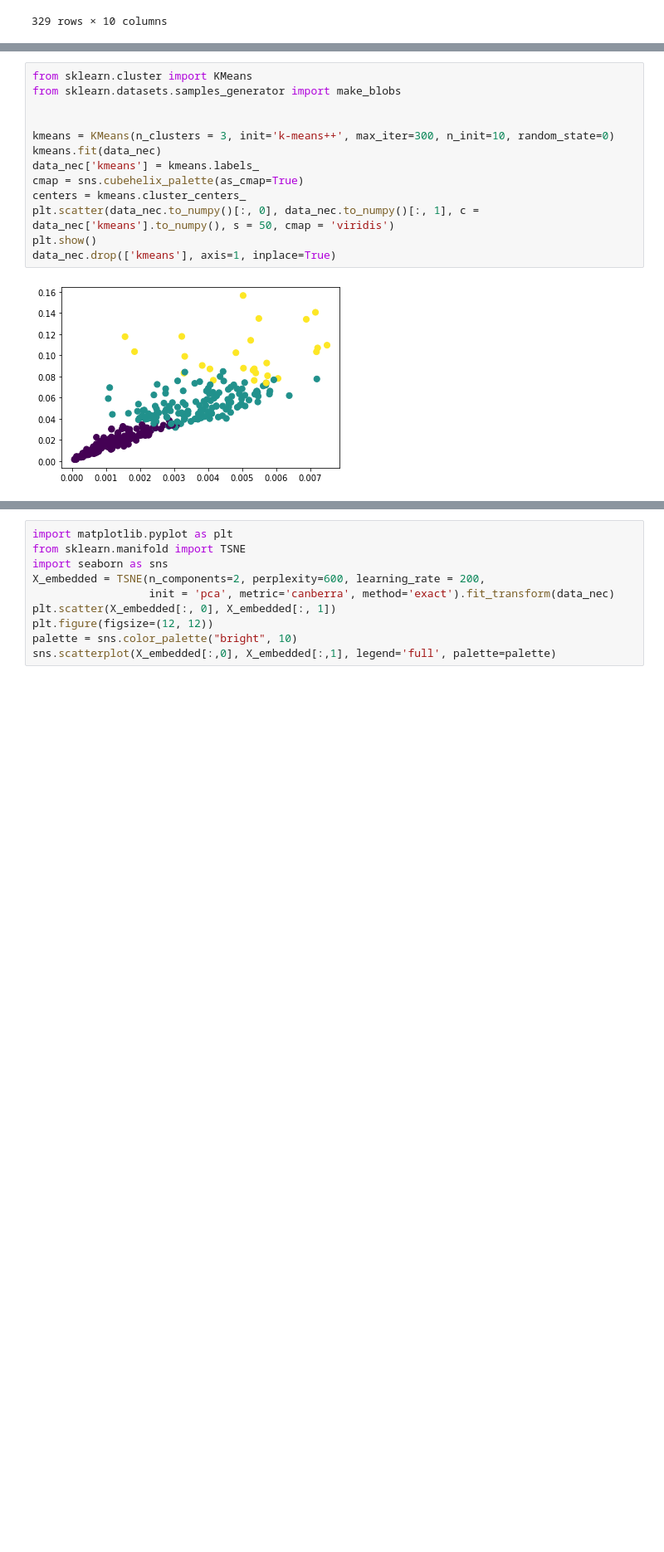
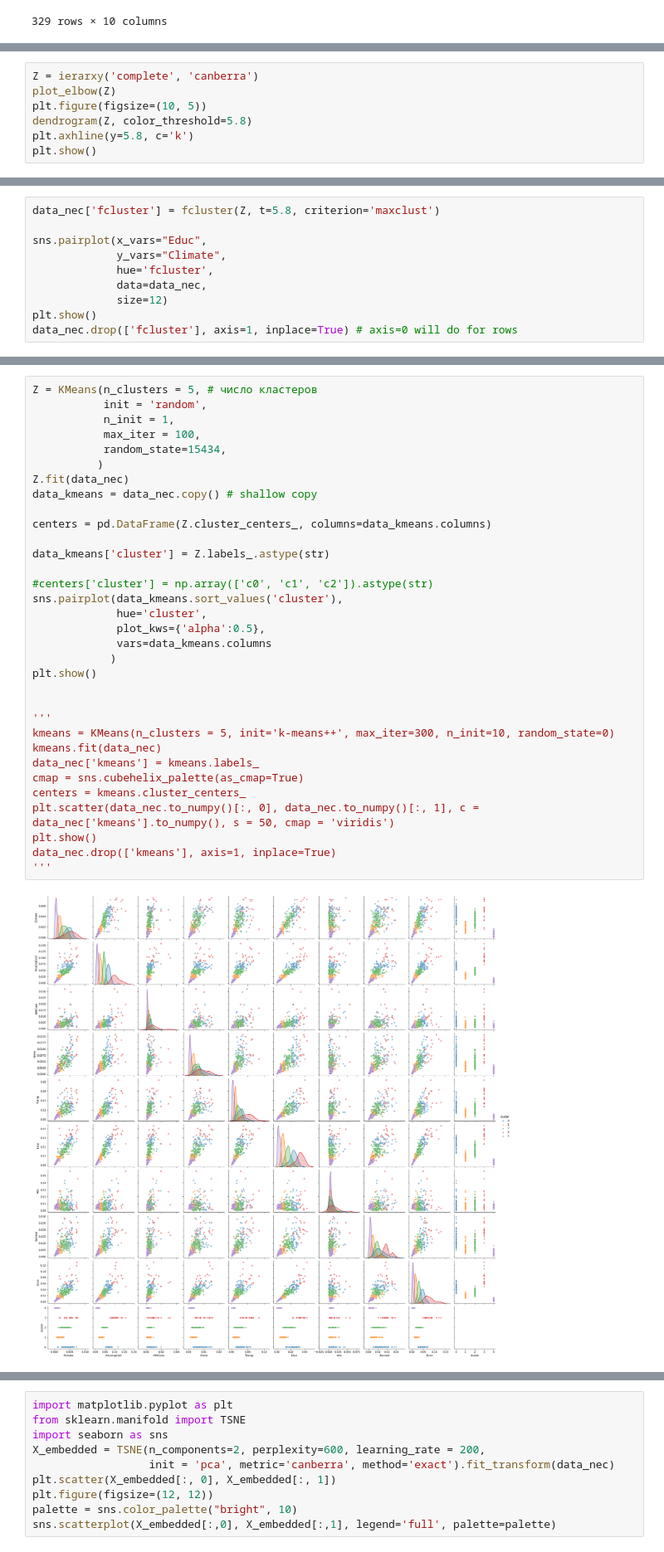
Before and after one commit to dariaAlium/iad, a Jupyter notebook: Lab_2_Clustering.ipynb, the cells around one changed output, grey strips where cells are left out. Shown at 83% size. Saved outputs shown, nothing was run; the diff lists cells and outputs as text; blank space fills up the shorter version.

```diff
--- a/Lab_2_Clustering.ipynb
+++ b/Lab_2_Clustering.ipynb
@@ -192,0 +256,7 @@ ValueError: ignored
+# %%
+Z = ierarxy('complete', 'canberra')
+plot_elbow(Z)
+plt.figure(figsize=(10, 5))
+dendrogram(Z, color_threshold=5.8)
+plt.axhline(y=5.8, c='k')
+plt.show()
@@ -192,0 +267,10 @@ ValueError: ignored
+# %%
+data_nec['fcluster'] = fcluster(Z, t=5.8, criterion='maxclust')
+
+sns.pairplot(x_vars="Educ",
+             y_vars="Climate",
+             hue='fcluster',
+             data=data_nec,
+             size=12)
+plt.show()
+data_nec.drop(['fcluster'], axis=1, inplace=True) # axis=0 will do for rows
@@ -193,15 +279,35 @@ ValueError: ignored
 # %%
-from sklearn.cluster import KMeans
-from sklearn.datasets.samples_generator import make_blobs
+Z = KMeans(n_clusters = 5, # число кластеров
+           init = 'random',
+           n_init = 1,
+           max_iter = 100,
+           random_state=15434,
+          )
+Z.fit(data_nec)
+data_kmeans = data_nec.copy() # shallow copy
+
+centers = pd.DataFrame(Z.cluster_centers_, columns=data_kmeans.columns)
+
+data_kmeans['cluster'] = Z.labels_.astype(str)
+
+#centers['cluster'] = np.array(['c0', 'c1', 'c2']).astype(str)
+sns.pairplot(data_kmeans.sort_values('cluster'),
+             hue='cluster',
+             plot_kws={'alpha':0.5},
+             vars=data_kmeans.columns
+            )
+plt.show()
 
 
-kmeans = KMeans(n_clusters = 3, init='k-means++', max_iter=300, n_init=10, random_state=0)
+'''
+kmeans = KMeans(n_clusters = 5, init='k-means++', max_iter=300, n_init=10, random_state=0)
 kmeans.fit(data_nec)
 data_nec['kmeans'] = kmeans.labels_
 cmap = sns.cubehelix_palette(as_cmap=True)
 centers = kmeans.cluster_centers_
 plt.scatter(data_nec.to_numpy()[:, 0], data_nec.to_numpy()[:, 1], c = data_nec['kmeans'].to_numpy(), s = 50, cmap = 'viridis')
 plt.show()
 data_nec.drop(['kmeans'], axis=1, inplace=True)
+'''
 # %% [output]
-[figure, old version]
+[figure, new version]
```
Also changed, not shown: parts of 8 cells of this notebook.
